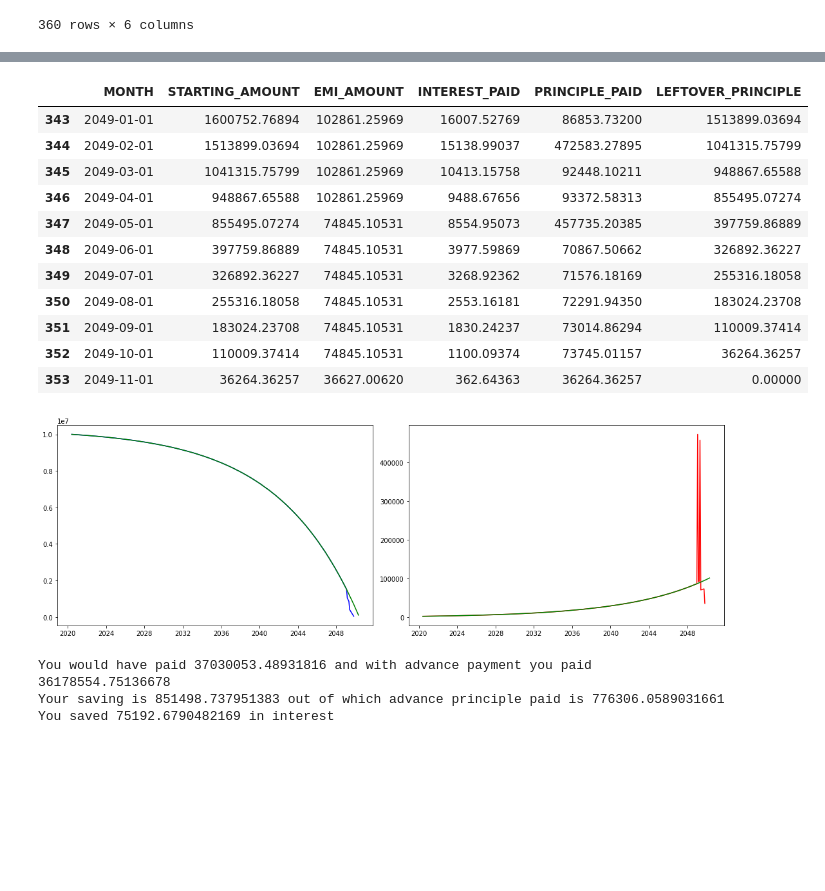
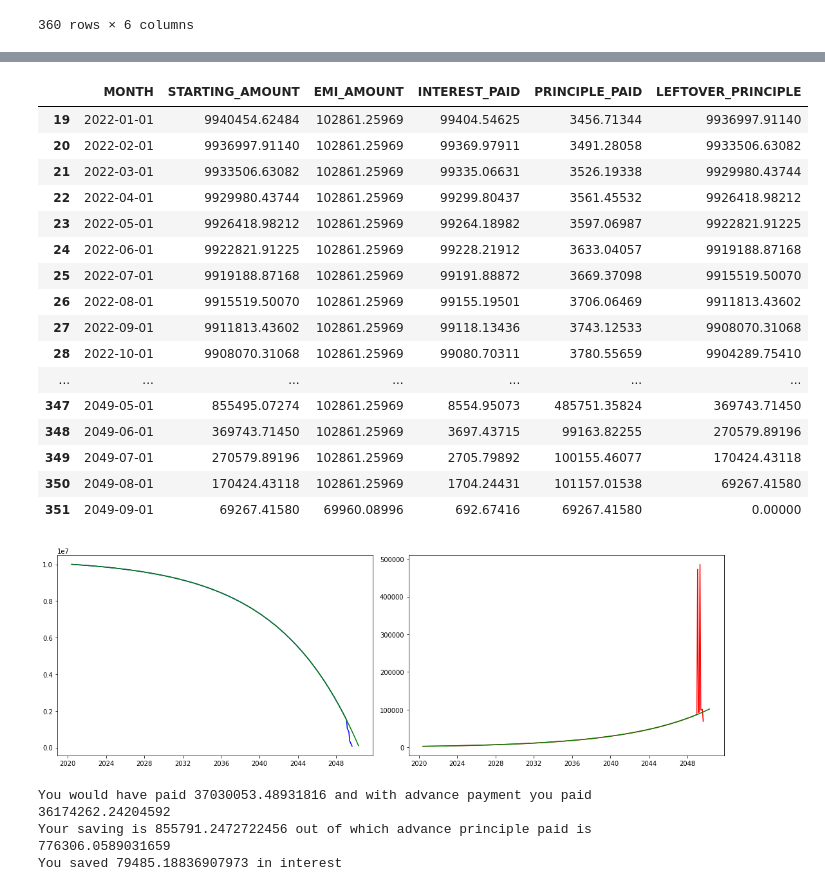
Before and after one commit to abhilash-git/learning, a Jupyter notebook: amortization.ipynb, the cells around one changed output, grey strips where cells are left out. Cells and saved outputs as stored; diff of their text form; code cells hidden in the pictures; blank space fills up the shorter version.

```diff
--- a/amortization.ipynb
+++ b/amortization.ipynb
@@ -45,7 +45,7 @@ class Loan:
     return self.df
 
   def populateDateFrame(self):
-
+    temp_emi = self.emi_amount
     period_in_months = int(round(self.period_in_years*12))
     print("called {}".format(period_in_months))
     for i in range(0,period_in_months):
@@ -58,6 +58,7 @@ class Loan:
       temp_list_one_row.append(self.getPrincipleAmount())
       self.Interest_paid=(self.getPrincipleAmount()*(self.interest_in_year/100)/12)
       if self.getPrincipleAmount() < self.emi_amount:
+        print("EMI changed P={} I={}".format(self.getPrincipleAmount() , self.Interest_paid))
         self.emi_amount=self.getPrincipleAmount() + self.Interest_paid
       temp_list_one_row.append(self.emi_amount)
       temp_list_one_row.append(self.Interest_paid)
@@ -69,6 +70,7 @@ class Loan:
       # print(temp_list_one_row)
       self.df = self.df.append(pd.Series(temp_list_one_row, index=self.column_names), ignore_index=True)
 
+    self.emi_amount = temp_emi
     if self.orginal_df.empty:
       self.orginal_df = self.df.copy(deep=True)
 
@@ -180 +185,4 @@ called 8
 Break
+# %%
+pd.set_option("display.max_rows", None, "display.max_columns", None)
+obj1.getDataFrame()
@@ -181,23 +207,28 @@ Break
 # %%
 # a.getDataFrame()[a.getDataFrame()[MONTH==datetime(2049, 1, 1, 00, 00, 00, 00).date()]]
-obj1.getDataFrame()[obj1.getDataFrame().MONTH> datetime(2048, 12, 1, 00, 00, 00, 00).date()]
+obj1.getDataFrame()[obj1.getDataFrame().MONTH> datetime(2021, 12, 1, 00, 00, 00, 00).date()]
 # %% [output]
 |  | MONTH | STARTING_AMOUNT | EMI_AMOUNT | INTEREST_PAID | PRINCIPLE_PAID | LEFTOVER_PRINCIPLE |
-| 343 | 2049-01-01 | 1600752.76894 | 102861.25969 | 16007.52769 | 86853.73200 | 1513899.03694 |
-| 344 | 2049-02-01 | 1513899.03694 | 102861.25969 | 15138.99037 | 472583.27895 | 1041315.75799 |
-| 345 | 2049-03-01 | 1041315.75799 | 102861.25969 | 10413.15758 | 92448.10211 | 948867.65588 |
-| 346 | 2049-04-01 | 948867.65588 | 102861.25969 | 9488.67656 | 93372.58313 | 855495.07274 |
-| 347 | 2049-05-01 | 855495.07274 | 74845.10531 | 8554.95073 | 457735.20385 | 397759.86889 |
-| 348 | 2049-06-01 | 397759.86889 | 74845.10531 | 3977.59869 | 70867.50662 | 326892.36227 |
-| 349 | 2049-07-01 | 326892.36227 | 74845.10531 | 3268.92362 | 71576.18169 | 255316.18058 |
-| 350 | 2049-08-01 | 255316.18058 | 74845.10531 | 2553.16181 | 72291.94350 | 183024.23708 |
-| 351 | 2049-09-01 | 183024.23708 | 74845.10531 | 1830.24237 | 73014.86294 | 110009.37414 |
-| 352 | 2049-10-01 | 110009.37414 | 74845.10531 | 1100.09374 | 73745.01157 | 36264.36257 |
-| 353 | 2049-11-01 | 36264.36257 | 36627.00620 | 362.64363 | 36264.36257 | 0.00000 |
+| 19 | 2022-01-01 | 9940454.62484 | 102861.25969 | 99404.54625 | 3456.71344 | 9936997.91140 |
+| 20 | 2022-02-01 | 9936997.91140 | 102861.25969 | 99369.97911 | 3491.28058 | 9933506.63082 |
+| 21 | 2022-03-01 | 9933506.63082 | 102861.25969 | 99335.06631 | 3526.19338 | 9929980.43744 |
+| 22 | 2022-04-01 | 9929980.43744 | 102861.25969 | 99299.80437 | 3561.45532 | 9926418.98212 |
+| 23 | 2022-05-01 | 9926418.98212 | 102861.25969 | 99264.18982 | 3597.06987 | 9922821.91225 |
+| 24 | 2022-06-01 | 9922821.91225 | 102861.25969 | 99228.21912 | 3633.04057 | 9919188.87168 |
+| 25 | 2022-07-01 | 9919188.87168 | 102861.25969 | 99191.88872 | 3669.37098 | 9915519.50070 |
+| 26 | 2022-08-01 | 9915519.50070 | 102861.25969 | 99155.19501 | 3706.06469 | 9911813.43602 |
+| 27 | 2022-09-01 | 9911813.43602 | 102861.25969 | 99118.13436 | 3743.12533 | 9908070.31068 |
+| 28 | 2022-10-01 | 9908070.31068 | 102861.25969 | 99080.70311 | 3780.55659 | 9904289.75410 |
+| ... | ... | ... | ... | ... | ... | ... |
+| 347 | 2049-05-01 | 855495.07274 | 102861.25969 | 8554.95073 | 485751.35824 | 369743.71450 |
+| 348 | 2049-06-01 | 369743.71450 | 102861.25969 | 3697.43715 | 99163.82255 | 270579.89196 |
+| 349 | 2049-07-01 | 270579.89196 | 102861.25969 | 2705.79892 | 100155.46077 | 170424.43118 |
+| 350 | 2049-08-01 | 170424.43118 | 102861.25969 | 1704.24431 | 101157.01538 | 69267.41580 |
+| 351 | 2049-09-01 | 69267.41580 | 69960.08996 | 692.67416 | 69267.41580 | 0.00000 |
 # %%
 obj1.getTrend(deviation=True)
 # %% [output]
-[figure, old version]
+[figure, new version]
-You would have paid 37030053.48931816 and with advance payment you paid 36178554.75136678
-Your saving is 851498.737951383 out of which advance principle paid is 776306.0589031661
-You saved 75192.6790482169 in interest
+You would have paid 37030053.48931816 and with advance payment you paid 36174262.24204592
+Your saving is 855791.2472722456 out of which advance principle paid is 776306.0589031659
+You saved 79485.18836907973 in interest
```
Also changed, not shown: parts of 4 cells of this notebook.
